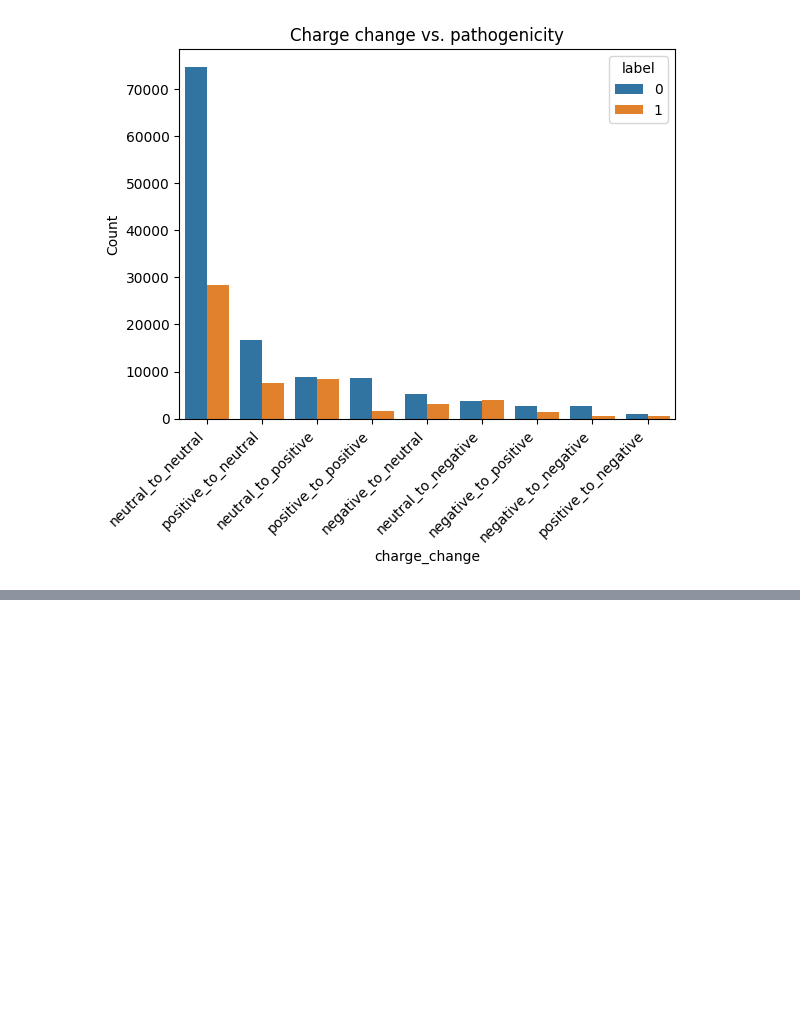
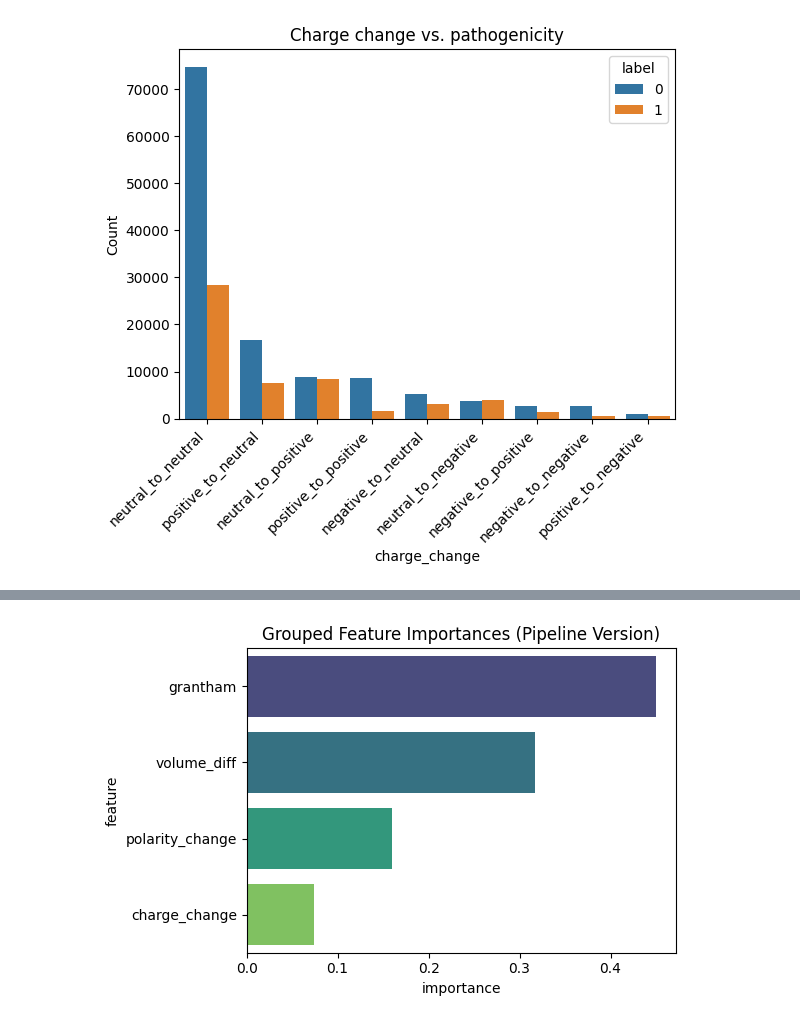
Before and after one commit to avnishkn/missense-pathogenicity, a Jupyter notebook: missense-pathogenicity.ipynb, the cells around one changed output, grey strips where cells are left out. Saved outputs shown, nothing was run; the diff lists cells and outputs as text; code cells hidden in the pictures; blank space fills up the shorter version.

```diff
--- a/missense-pathogenicity.ipynb
+++ b/missense-pathogenicity.ipynb
@@ -255,0 +377,51 @@ plt.show()
+# %%
+# Feature Importances
+
+# Access inner model and preprocessor
+rf_model = clf_weighted.named_steps['rf']
+pre = clf_weighted.named_steps['pre']
+
+# Get one-hot encoded categorical feature names
+encoded_cat_features = list(
+    pre.transformers_[1][1].get_feature_names_out(cat_features)
+)
+
+# Combine numeric + encoded categorical feature names
+encoded_feature_names = num_features + encoded_cat_features
+
+# Extract importances from the Random Forest inside the pipeline
+importances = rf_model.feature_importances_
+
+# Group similar features for interpretability
+grouped = {
+    'grantham': 0,
+    'volume_diff': 0,
+    'charge_change': 0,
+    'polarity_change': 0,
+}
+
+for feature, importance in zip(encoded_feature_names, importances):
+    if feature.startswith('charge_change_'):
+        grouped['charge_change'] += importance
+    elif feature.startswith('polarity_change_'):
+        grouped['polarity_change'] += importance
+    elif feature in grouped:
+        grouped[feature] += importance
+    # otherwise ignore minor encodings
+
+# Convert to DataFrame for plotting
+grouped_df = (
+    pd.DataFrame.from_dict(grouped, orient='index', columns=['importance'])
+    .sort_values(by='importance', ascending=False)
+    .reset_index()
+    .rename(columns={'index': 'feature'})
+)
+
+# Plot
+plt.figure(figsize=(6, 4))
+sns.barplot(x='importance', y='feature', data=grouped_df, palette='viridis')
+plt.title("Grouped Feature Importances (Pipeline Version)")
+plt.tight_layout()
+plt.show()
+# %% [output]
+[figure, added]
```
Also changed, not shown: parts of 22 cells of this notebook.
